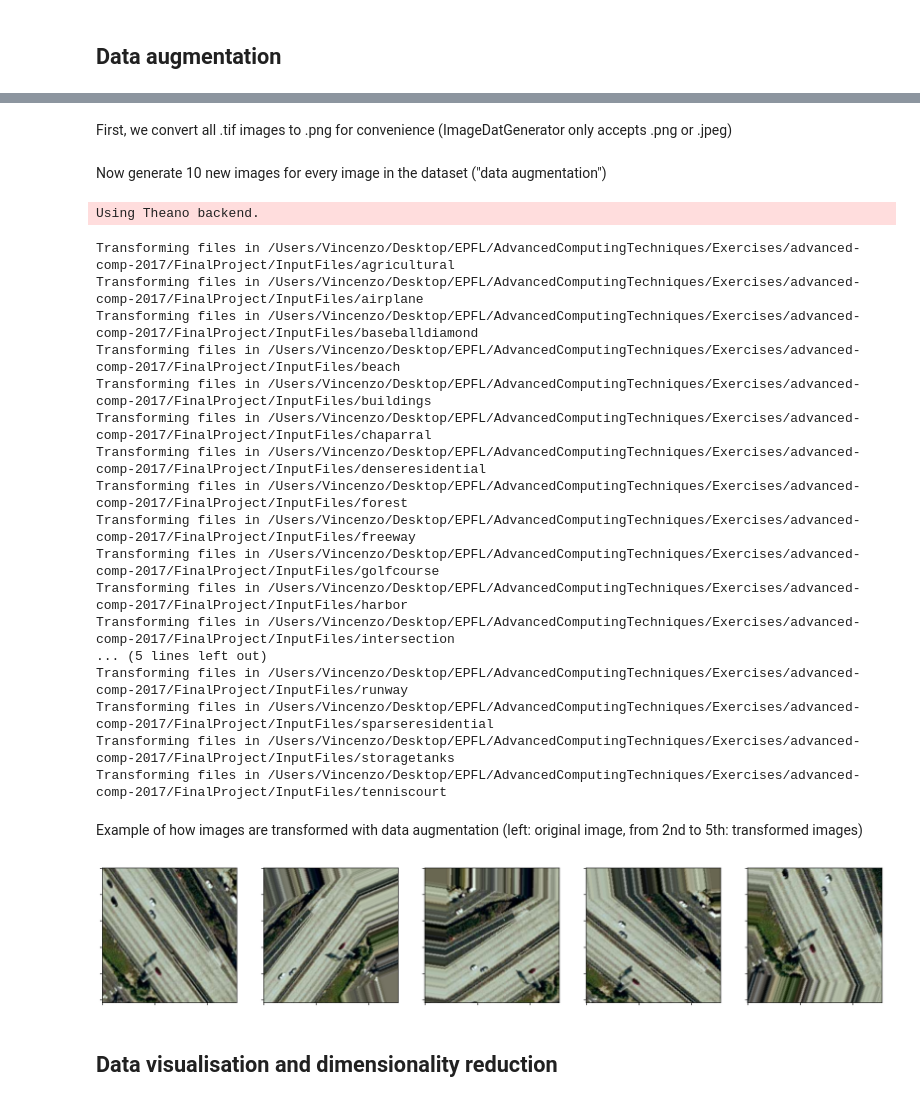
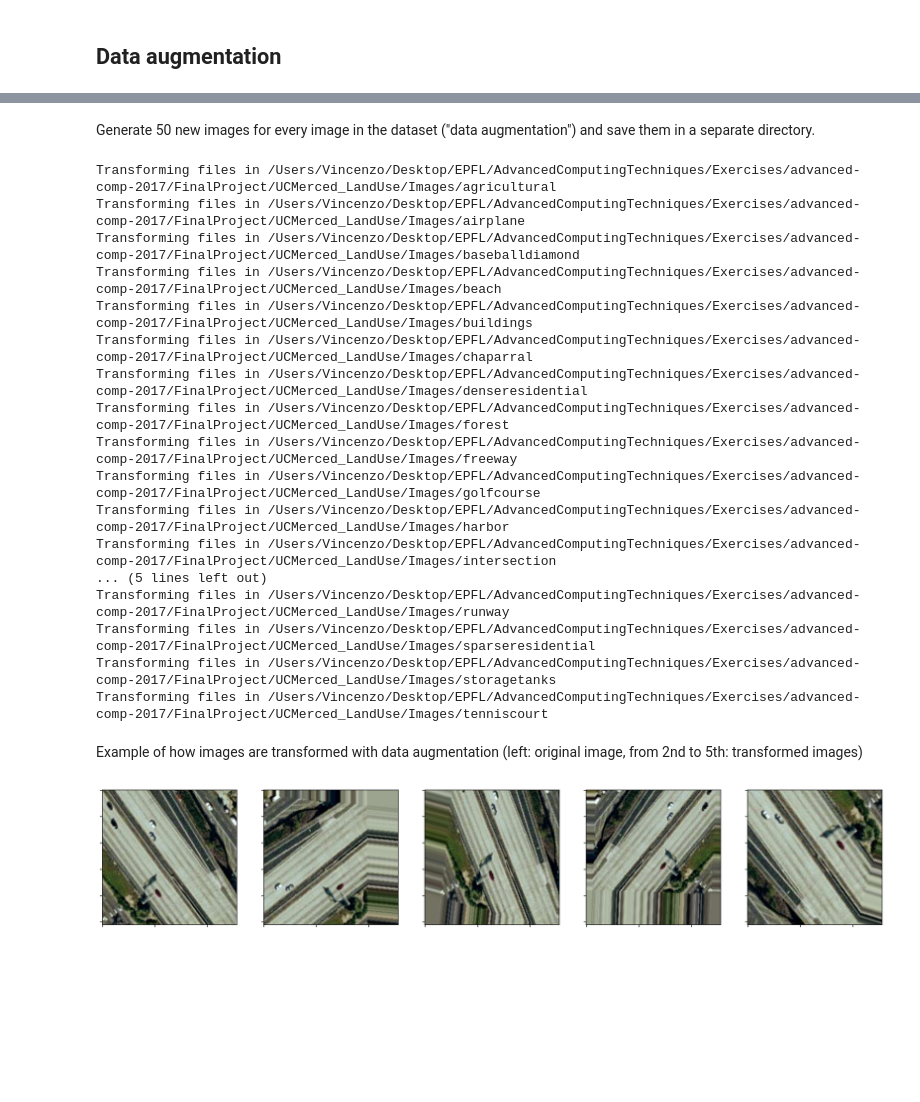
Before and after one commit to VINX89/advanced-comp-2017, a Jupyter notebook: FinalProject/FinalProject.ipynb, the cells around one changed output, grey strips where cells are left out. Cells and saved outputs as stored; diff of their text form; code cells hidden in the pictures; blank space fills up the shorter version.

```diff
--- a/FinalProject/FinalProject.ipynb
+++ b/FinalProject/FinalProject.ipynb
@@ -25,2 +22,0 @@ from sklearn.utils import check_random_state
-# %% [markdown]
-First, we convert all .tif images to .png for convenience (ImageDatGenerator only accepts .png or .jpeg)
@@ -48,7 +23,9 @@ for cat in cats:
 # %% [markdown]
-Now generate 10 new images for every image in the dataset ("data augmentation")
+Generate 50 new images for every image in the dataset ("data augmentation") and save them in a separate directory.
 # %%
 from keras.preprocessing.image import ImageDataGenerator, array_to_img, img_to_array, load_img
+import os
+from PIL import Image
 
 #Create an instance of ImageDataGenerator
 datagen = ImageDataGenerator(
@@ -59,62 +36,70 @@ datagen = ImageDataGenerator(
             shear_range=0.2,
             zoom_range=0.2,
             channel_shift_range=0.1,
+            horizontal_flip=True,
+            vertical_flip=True,
             fill_mode='nearest')
+
+#Grep input files
+thispath = os.getcwd()
+cats = os.listdir( str( '%s/UCMerced_LandUse/Images/'%thispath ) )
+
+#Create directory to dump transformed files
+os.system( str( 'mkdir %s/TransformedFiles'%thispath ) )
 
 #Make 10 "random" copies for each image of each category.
 for cat in cats:
-    directory = str( '%s/InputFiles/%s'%(thispath,cat) )
-    print('Transforming files in %s'%directory)
-    files=os.listdir( directory )
+    indir = str( '%s/UCMerced_LandUse/Images/%s'%(thispath,cat) )
+    print('Transforming files in %s'%indir)
+    files=os.listdir( indir )
+    outdir = str( '%s/TransformedFiles/%s'%(thispath,cat) )
+    os.system( str( 'mkdir -p %s'%outdir ) )
     filenum=0
     for file in files:
-        img = load_img( directory + '/' + file )
+        img = load_img( indir + '/' + file )
         x = img_to_array(img)
         x = x.reshape((1,) + x.shape)
         i = 0
-        for batch in datagen.flow(x, batch_size=1,
-                              save_to_dir=directory, save_prefix=cat+'_new_'+str(filenum), save_format='png'):
+        for batch in datagen.flow(x,
+                                  batch_size=1,
+                                  save_to_dir=outdir,
+                                  save_prefix=cat+'_new_'+str(filenum),
+                                  save_format='tif'):
             i += 1
-            if i >= 10:
+            if i >= 50:
                 break
         filenum += 1
 # %% [output]
-Using Theano backend.
+Transforming files in /Users/Vincenzo/Desktop/EPFL/AdvancedComputingTechniques/Exercises/advanced-comp-2017/FinalProject/UCMerced_LandUse/Images/agricultural
+Transforming files in /Users/Vincenzo/Desktop/EPFL/AdvancedComputingTechniques/Exercises/advanced-comp-2017/FinalProject/UCMerced_LandUse/Images/airplane
+Transforming files in /Users/Vincenzo/Desktop/EPFL/AdvancedComputingTechniques/Exercises/advanced-comp-2017/FinalProject/UCMerced_LandUse/Images/baseballdiamond
+Transforming files in /Users/Vincenzo/Desktop/EPFL/AdvancedComputingTechniques/Exercises/advanced-comp-2017/FinalProject/UCMerced_LandUse/Images/beach
+Transforming files in /Users/Vincenzo/Desktop/EPFL/AdvancedComputingTechniques/Exercises/advanced-comp-2017/FinalProject/UCMerced_LandUse/Images/buildings
+Transforming files in /Users/Vincenzo/Desktop/EPFL/AdvancedComputingTechniques/Exercises/advanced-comp-2017/FinalProject/UCMerced_LandUse/Images/chaparral
+Transforming files in /Users/Vincenzo/Desktop/EPFL/AdvancedComputingTechniques/Exercises/advanced-comp-2017/FinalProject/UCMerced_LandUse/Images/denseresidential
+Transforming files in /Users/Vincenzo/Desktop/EPFL/AdvancedComputingTechniques/Exercises/advanced-comp-2017/FinalProject/UCMerced_LandUse/Images/forest
+Transforming files in /Users/Vincenzo/Desktop/EPFL/AdvancedComputingTechniques/Exercises/advanced-comp-2017/FinalProject/UCMerced_LandUse/Images/freeway
+Transforming files in /Users/Vincenzo/Desktop/EPFL/AdvancedComputingTechniques/Exercises/advanced-comp-2017/FinalProject/UCMerced_LandUse/Images/golfcourse
+Transforming files in /Users/Vincenzo/Desktop/EPFL/AdvancedComputingTechniques/Exercises/advanced-comp-2017/FinalProject/UCMerced_LandUse/Images/harbor
+Transforming files in /Users/Vincenzo/Desktop/EPFL/AdvancedComputingTechniques/Exercises/advanced-comp-2017/FinalProject/UCMerced_LandUse/Images/intersection
+... (5 lines left out)
+Transforming files in /Users/Vincenzo/Desktop/EPFL/AdvancedComputingTechniques/Exercises/advanced-comp-2017/FinalProject/UCMerced_LandUse/Images/runway
+Transforming files in /Users/Vincenzo/Desktop/EPFL/AdvancedComputingTechniques/Exercises/advanced-comp-2017/FinalProject/UCMerced_LandUse/Images/sparseresidential
+Transforming files in /Users/Vincenzo/Desktop/EPFL/AdvancedComputingTechniques/Exercises/advanced-comp-2017/FinalProject/UCMerced_LandUse/Images/storagetanks
+Transforming files in /Users/Vincenzo/Desktop/EPFL/AdvancedComputingTechniques/Exercises/advanced-comp-2017/FinalProject/UCMerced_LandUse/Images/tenniscourt
-Transforming files in /Users/Vincenzo/Desktop/EPFL/AdvancedComputingTechniques/Exercises/advanced-comp-2017/FinalProject/InputFiles/agricultural
-Transforming files in /Users/Vincenzo/Desktop/EPFL/AdvancedComputingTechniques/Exercises/advanced-comp-2017/FinalProject/InputFiles/airplane
-Transforming files in /Users/Vincenzo/Desktop/EPFL/AdvancedComputingTechniques/Exercises/advanced-comp-2017/FinalProject/InputFiles/baseballdiamond
-Transforming files in /Users/Vincenzo/Desktop/EPFL/AdvancedComputingTechniques/Exercises/advanced-comp-2017/FinalProject/InputFiles/beach
-Transforming files in /Users/Vincenzo/Desktop/EPFL/AdvancedComputingTechniques/Exercises/advanced-comp-2017/FinalProject/InputFiles/buildings
-Transforming files in /Users/Vincenzo/Desktop/EPFL/AdvancedComputingTechniques/Exercises/advanced-comp-2017/FinalProject/InputFiles/chaparral
-Transforming files in /Users/Vincenzo/Desktop/EPFL/AdvancedComputingTechniques/Exercises/advanced-comp-2017/FinalProject/InputFiles/denseresidential
-Transforming files in /Users/Vincenzo/Desktop/EPFL/AdvancedComputingTechniques/Exercises/advanced-comp-2017/FinalProject/InputFiles/forest
-Transforming files in /Users/Vincenzo/Desktop/EPFL/AdvancedComputingTechniques/Exercises/advanced-comp-2017/FinalProject/InputFiles/freeway
-Transforming files in /Users/Vincenzo/Desktop/EPFL/AdvancedComputingTechniques/Exercises/advanced-comp-2017/FinalProject/InputFiles/golfcourse
-Transforming files in /Users/Vincenzo/Desktop/EPFL/AdvancedComputingTechniques/Exercises/advanced-comp-2017/FinalProject/InputFiles/harbor
-Transforming files in /Users/Vincenzo/Desktop/EPFL/AdvancedComputingTechniques/Exercises/advanced-comp-2017/FinalProject/InputFiles/intersection
-... (5 lines left out)
-Transforming files in /Users/Vincenzo/Desktop/EPFL/AdvancedComputingTechniques/Exercises/advanced-comp-2017/FinalProject/InputFiles/runway
-Transforming files in /Users/Vincenzo/Desktop/EPFL/AdvancedComputingTechniques/Exercises/advanced-comp-2017/FinalProject/InputFiles/sparseresidential
-Transforming files in /Users/Vincenzo/Desktop/EPFL/AdvancedComputingTechniques/Exercises/advanced-comp-2017/FinalProject/InputFiles/storagetanks
-Transforming files in /Users/Vincenzo/Desktop/EPFL/AdvancedComputingTechniques/Exercises/advanced-comp-2017/FinalProject/InputFiles/tenniscourt
 # %% [markdown]
 Example of how images are transformed with data augmentation (left: original image, from 2nd to 5th: transformed images)
 # %%
 from IPython.display import Image, display, FileLinks
 import matplotlib.image as mpimg
-images = ['freeway00','freeway_new_0_0_666','freeway_new_0_0_1365','freeway_new_0_0_1877','freeway_new_0_0_4361']
+images = ['freeway00','freeway_new_0_0_47','freeway_new_0_0_50','freeway_new_0_0_493','freeway_new_0_0_720']
 fig, axs = plt.subplots(1, len(images), figsize=(20, 20))
 imgs = []
 for i in range(len(images)):
     ax = axs[i]
-    imgs.append(mpimg.imread(thispath+"/data_augmentation_examples/"+images[i]+".png"))
+    imgs.append(mpimg.imread(thispath+"/data_augmentation_examples/"+images[i]+".tif"))
     ax.imshow(imgs[i])
     ax.set_yticklabels([])
     ax.set_xticklabels([])
-
-#for img in images:
-#    display(Image(filename=thispath+"/data_augmentation_examples/"+img+".png", width=200, height=200))
 # %% [output]
-[figure, old version]
+[figure, new version]
-# %% [markdown]
-## Data visualisation and dimensionality reduction
```
Also changed, not shown: parts of 7 cells of this notebook, 5 other files.
